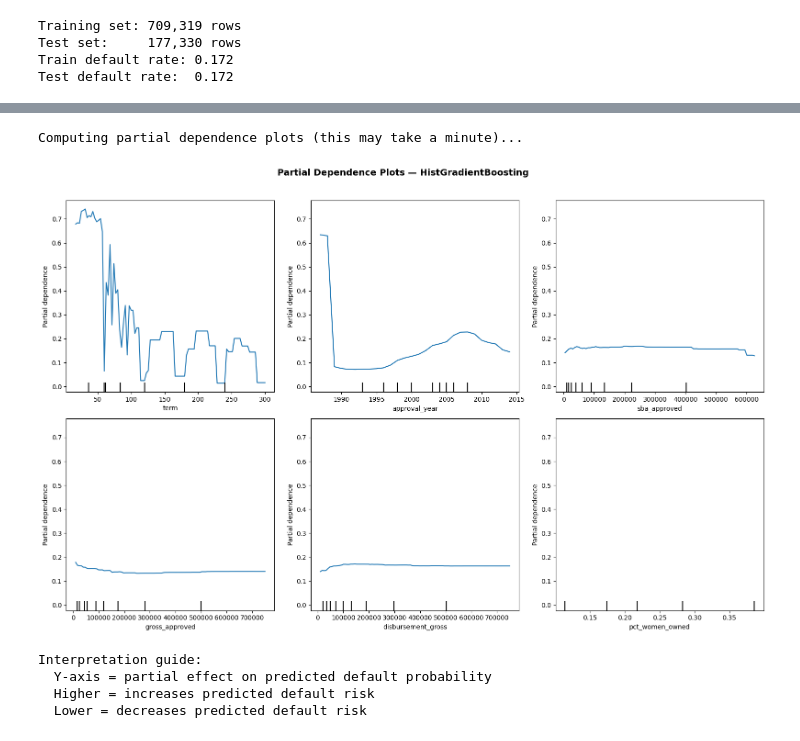
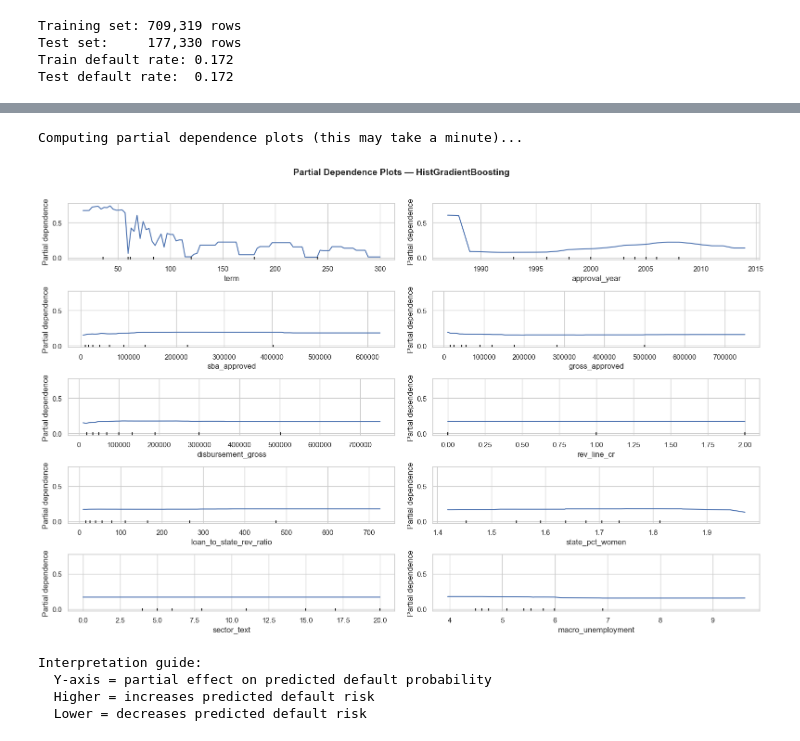
Before and after one commit to CPSC-5071-SELECT-ALL-FROM-STRUGGLING/FairLend-SBA, a Jupyter notebook: notebooks/04_data_modeling_v2.ipynb, the cells around one changed output, grey strips where cells are left out. Saved outputs shown, nothing was run; the diff lists cells and outputs as text; code cells hidden in the pictures.

```diff
--- a/notebooks/04_data_modeling_v2.ipynb
+++ b/notebooks/04_data_modeling_v2.ipynb
@@ -603,8 +591,8 @@ warnings.filterwarnings('ignore')
 
 # Define features
 numeric_features = [
-    'term', 'no_emp', 'gross_approved', 'sba_approved',
-    'disbursement_gross', 'approval_year',
+    'no_emp', 'gross_approved', 'sba_approved',
+    'disbursement_gross','approval_year', 'term','new_exist',
     # Macro features (rename to match your DataFrame)
     'macro_unemployment', 'macro_fed_funds', 'macro_prime_rate',
     'macro_inflation', 'macro_bank_spread', 'macro_real_rate',
@@ -619,8 +607,15 @@ numeric_features = [
 ]
 
 categorical_features = [
-    'state', 'sector_text', 'rev_line_cr', 'low_doc'
+    'state', 'sector_text', 'rev_line_cr', 'low_doc',
+     'urban_rural', 'state_minority_density_group', 'minority_density_group'
 ]
+
+df_model = df_model.drop(columns=['loan_id'])
+
+
+for col in categorical_features:
+    df_model[col] = df_model[col].astype('category')
 
 X = df_model[numeric_features + categorical_features].copy()
 y = df_model['is_default'].copy()
@@ -1046,34 +1075,55 @@ Demographic feature importance:
 # %%
 # ============================================================
 # MODEL INSPECTION: Partial Dependence Plots
 # ============================================================
 from sklearn.inspection import PartialDependenceDisplay
+from sklearn.preprocessing import OrdinalEncoder
 
-# Top 6 features from permutation importance
+# Top 10 features from permutation importance
 top_features = ['term', 'approval_year', 'sba_approved', 'gross_approved',
-                'disbursement_gross', 'pct_women_owned']
+                'disbursement_gross','rev_line_cr', 'loan_to_state_rev_ratio',
+                'state_pct_women','sector_text','macro_unemployment']
 
-fig, axes = plt.subplots(2, 3, figsize=(16, 10))
+if X_sample['rev_line_cr'].isnull().any():
+    X_sample['rev_line_cr'] = X_sample['rev_line_cr'].cat.add_categories('missing').fillna('missing')
+
+enc = OrdinalEncoder(
+    handle_unknown='use_encoded_value', unknown_value=-1
+)
+
+# Encode categorical features for partial dependence plotting
+X_sample['rev_line_cr'] = enc.fit_transform(X_sample[['rev_line_cr']])
+X_sample['sector_text'] = enc.fit_transform(X_sample[['sector_text']])
+
+# clean missing values for the features we want to plot
+X_sample_clean = X_sample.dropna(subset=top_features)
+y_sample_clean = y_sample.loc[X_sample_clean.index]
+
+# Drop any remaining missing values
+X_sample_clean = X_sample_clean.dropna(subset=top_features)
+y_sample_clean = y_sample.loc[X_sample_clean.index]
+
+fig, axes = plt.subplots(5, 2, figsize=(16, 10))
 
 print("Computing partial dependence plots (this may take a minute)...")
 display = PartialDependenceDisplay.from_estimator(
-    hgb_search.best_estimator_, X_sample, top_features,
+    hgb_search.best_estimator_, X_sample_clean, top_features,
     kind='average', ax=axes.ravel(),
     n_jobs=-1, random_state=42
 )
 
 fig.suptitle('Partial Dependence Plots — HistGradientBoosting',
              fontsize=14, fontweight='bold', y=1.02)
 plt.tight_layout()
 plt.show()
 
 print("\nInterpretation guide:")
 print("  Y-axis = partial effect on predicted default probability")
 print("  Higher = increases predicted default risk")
 print("  Lower = decreases predicted default risk")
 # %% [output]
 Computing partial dependence plots (this may take a minute)...
-[figure, old version]
+[figure, new version]
 Interpretation guide:
   Y-axis = partial effect on predicted default probability
   Higher = increases predicted default risk
```
Also changed, not shown: parts of 15 cells of this notebook, 4 other files.
